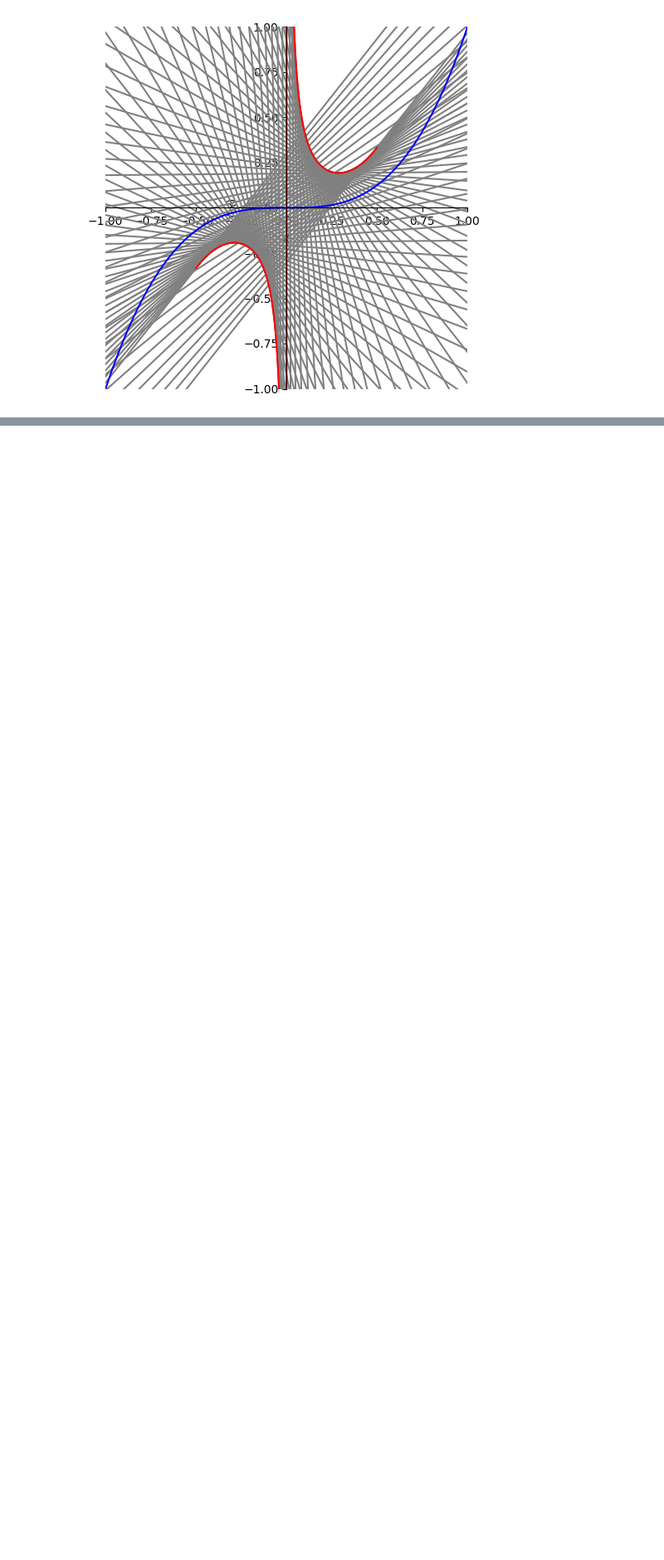
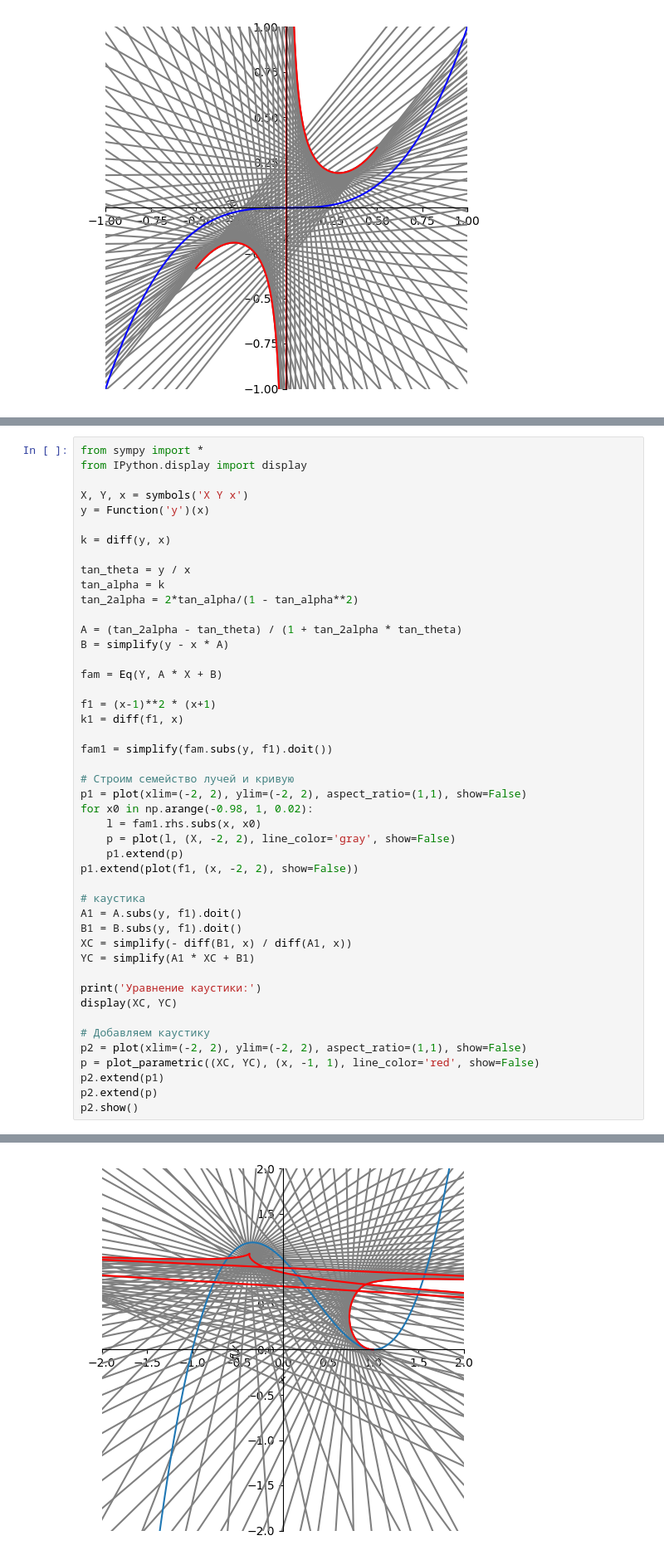
Before and after one commit to mromanenko095/sympy-solutions, a Jupyter notebook: 10_curved_mirrors.ipynb, the cells around one changed output, grey strips where cells are left out. Shown at 83% size. Saved outputs shown, nothing was run; the diff lists cells and outputs as text; blank space fills up the shorter version.

```diff
--- a/10_curved_mirrors.ipynb
+++ b/10_curved_mirrors.ipynb
@@ -527,0 +332,47 @@ $\displaystyle Y = \frac{- 12 t^{10} + 40 t^{9} - 12 t^{8} - 96 t^{7} + 84 t^{6}
+# %%
+from sympy import *
+from IPython.display import display
+
+X, Y, x = symbols('X Y x')
+y = Function('y')(x)
+
+k = diff(y, x)
+
+tan_theta = y / x
+tan_alpha = k
+tan_2alpha = 2*tan_alpha/(1 - tan_alpha**2)
+
+A = (tan_2alpha - tan_theta) / (1 + tan_2alpha * tan_theta)
+B = simplify(y - x * A)
+
+fam = Eq(Y, A * X + B)
+
+f1 = (x-1)**2 * (x+1)
+k1 = diff(f1, x)
+
+fam1 = simplify(fam.subs(y, f1).doit())
+
+# Строим семейство лучей и кривую
+p1 = plot(xlim=(-2, 2), ylim=(-2, 2), aspect_ratio=(1,1), show=False)
+for x0 in np.arange(-0.98, 1, 0.02):
+    l = fam1.rhs.subs(x, x0)
+    p = plot(l, (X, -2, 2), line_color='gray', show=False)
+    p1.extend(p)
+p1.extend(plot(f1, (x, -2, 2), show=False))
+
+# каустика
+A1 = A.subs(y, f1).doit()
+B1 = B.subs(y, f1).doit()
+XC = simplify(- diff(B1, x) / diff(A1, x))
+YC = simplify(A1 * XC + B1)
+
+print('Уравнение каустики:')
+display(XC, YC)
+
+# Добавляем каустику
+p2 = plot(xlim=(-2, 2), ylim=(-2, 2), aspect_ratio=(1,1), show=False)
+p = plot_parametric((XC, YC), (x, -1, 1), line_color='red', show=False)
+p2.extend(p1)
+p2.extend(p)
+p2.show()
+# %% [output]
@@ -528,3 +382,4 @@ $\displaystyle Y = \frac{- 12 t^{10} + 40 t^{9} - 12 t^{8} - 96 t^{7} + 84 t^{6}
+[figure, added]
 # %% [markdown]
 # УПРАЖНЕНИЕ 13
 
```
Also changed, not shown: parts of 13 cells of this notebook.
